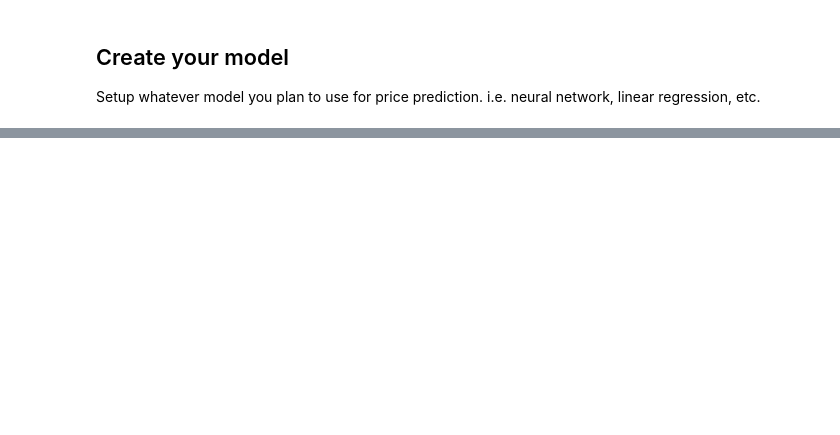
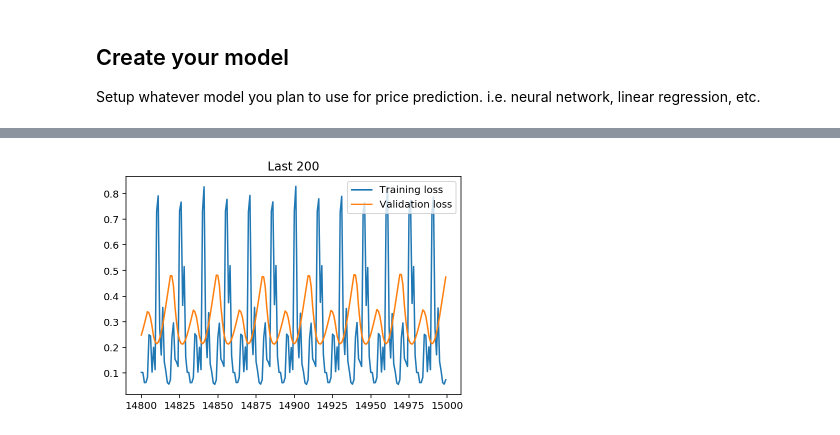
Before and after one commit to jbholden/stocks, a Jupyter notebook: experiments/experiment1/neural_network.ipynb, the cells around one changed output, grey strips where cells are left out. Saved outputs shown, nothing was run; the diff lists cells and outputs as text; code cells hidden in the pictures; blank space fills up the shorter version.

```diff
--- a/experiments/experiment1/neural_network.ipynb
+++ b/experiments/experiment1/neural_network.ipynb
@@ -541,0 +552,4 @@ Call the functions to get the data, train the model, and evaluate it on the vali
+# %%
+nn.plot_losses(title="Last 200",start_index=-200)
+# %% [output]
+[figure, added]
```
Also changed, not shown: parts of 13 cells of this notebook.
